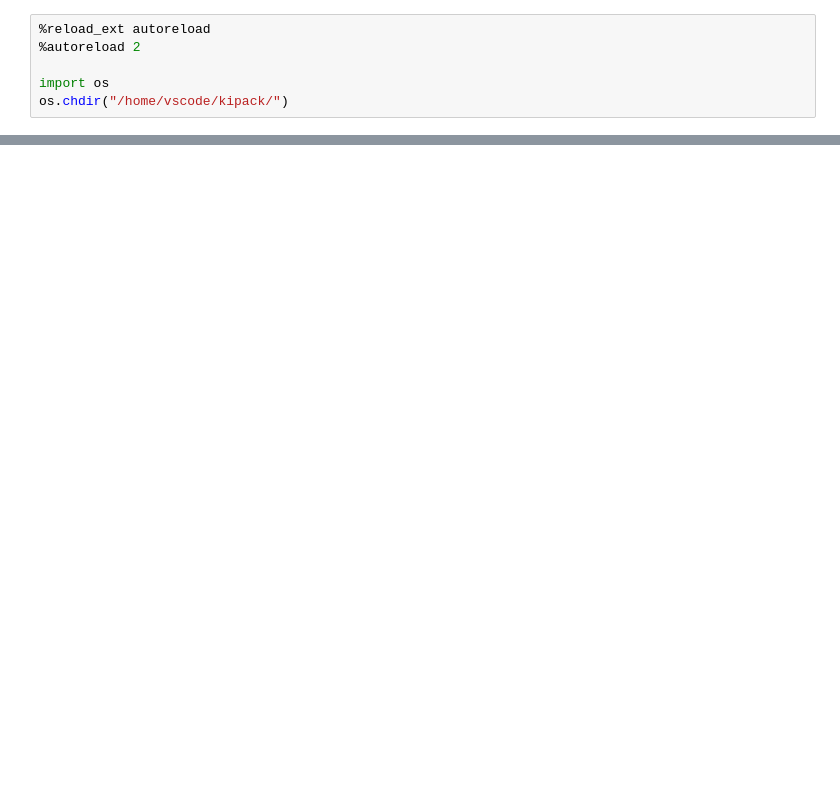
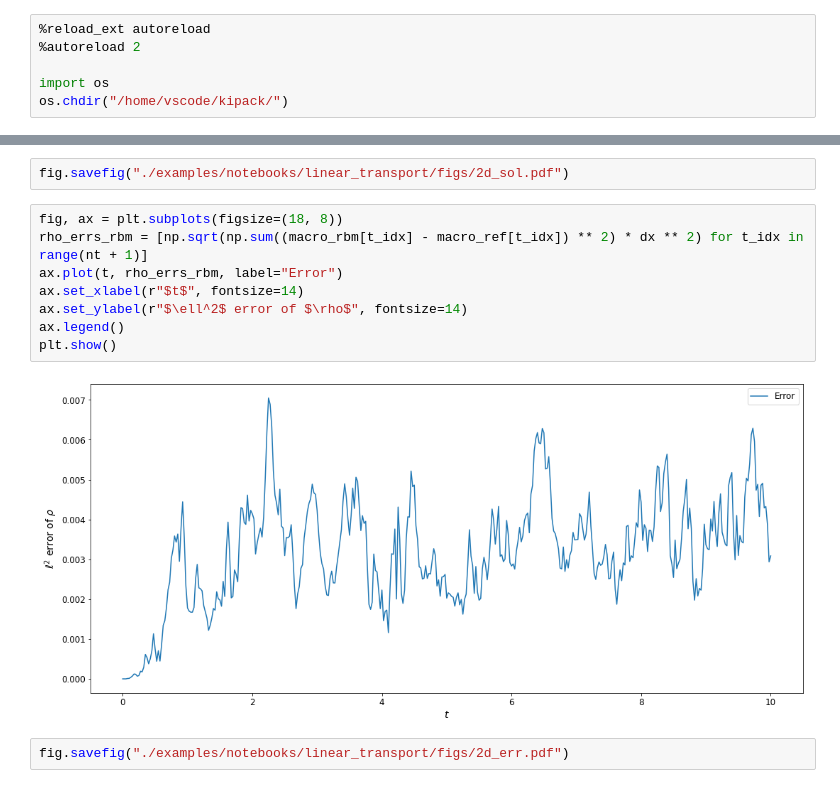
Before and after one commit to mazhengcn/kipack, a Jupyter notebook: examples/notebooks/linear_transport/rbm_2d.ipynb, the cells around one changed output, grey strips where cells are left out. Saved outputs shown, nothing was run; the diff lists cells and outputs as text; blank space fills up the shorter version.

```diff
--- a/examples/notebooks/linear_transport/rbm_2d.ipynb
+++ b/examples/notebooks/linear_transport/rbm_2d.ipynb
@@ -129,0 +136,14 @@ plt.plot(t, rho_errs_rbm)
+# %%
+fig.savefig("./examples/notebooks/linear_transport/figs/2d_sol.pdf")
+# %%
+fig, ax = plt.subplots(figsize=(18, 8))
+rho_errs_rbm = [np.sqrt(np.sum((macro_rbm[t_idx] - macro_ref[t_idx]) ** 2) * dx ** 2) for t_idx in range(nt + 1)]
+ax.plot(t, rho_errs_rbm, label="Error")
+ax.set_xlabel(r"$t$", fontsize=14)
+ax.set_ylabel(r"$\ell^2$ error of $\rho$", fontsize=14)
+ax.legend()
+plt.show()
+# %% [output]
+[figure, added]
+# %%
+fig.savefig("./examples/notebooks/linear_transport/figs/2d_err.pdf")
```
Also changed, not shown: parts of 10 cells of this notebook, 6 other files.
